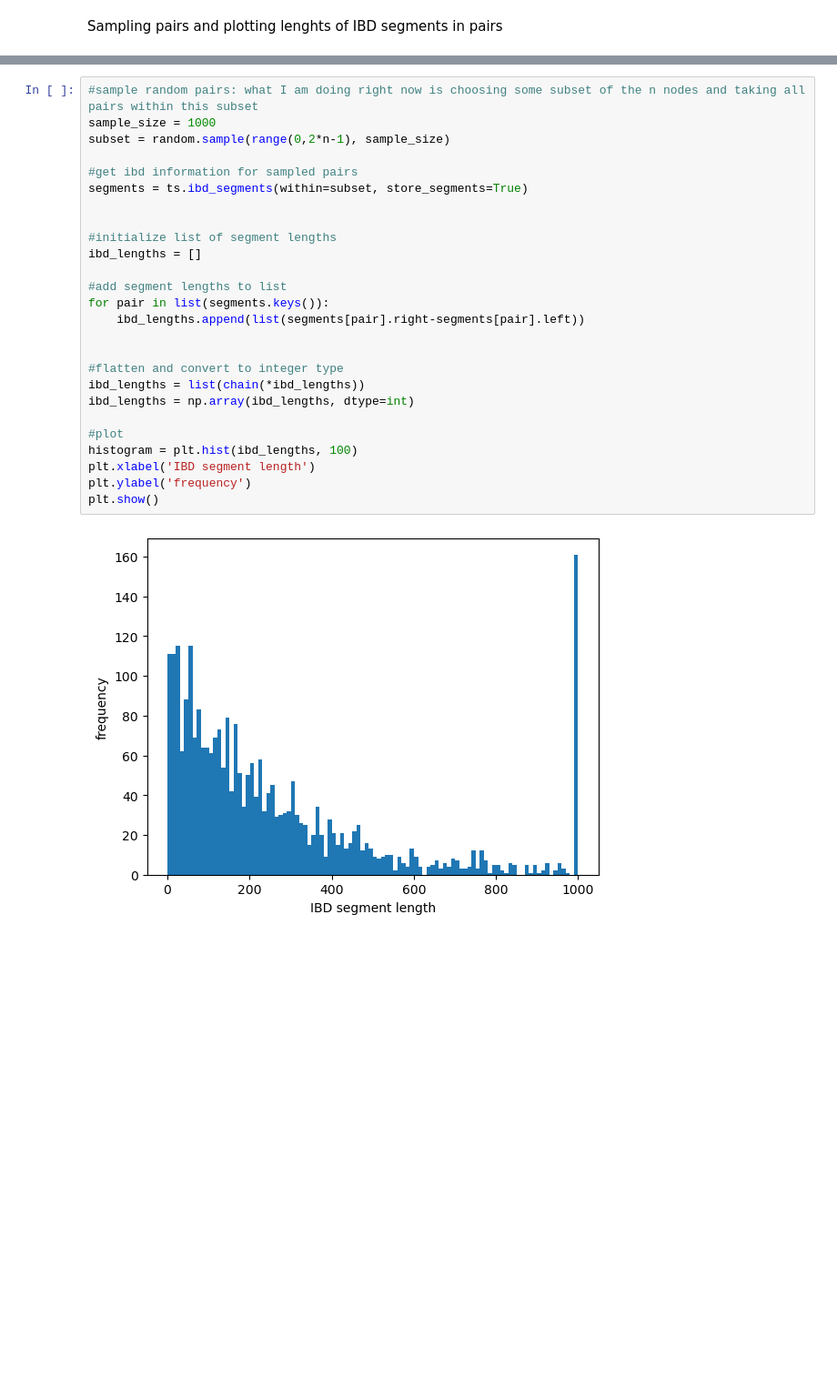
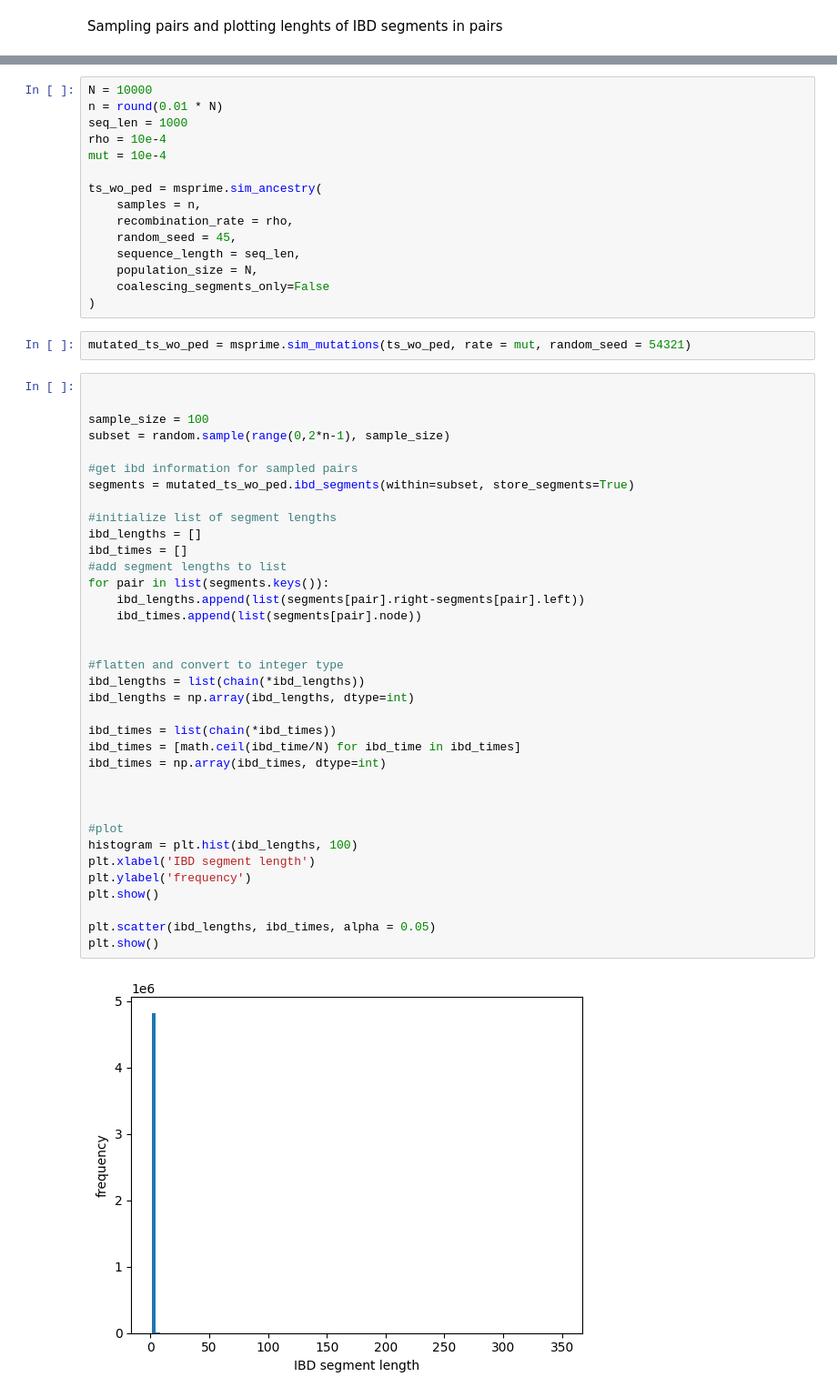
Before and after one commit to mpoe827/oeb252_2024, a Jupyter notebook: pedigrees_in_msprime.ipynb, the cells around one changed output, grey strips where cells are left out. Shown: that part at 91% size. Drawn from its saved outputs; the diff is of its cells as text; blank space fills up the shorter version.

```diff
--- a/pedigrees_in_msprime.ipynb
+++ b/pedigrees_in_msprime.ipynb
@@ -222,28 +659,55 @@ Sampling pairs and plotting lenghts of IBD segments in pairs
+# %%
+N = 10000
+n = round(0.01 * N)
+seq_len = 1000
+rho = 10e-4
+mut = 10e-4
+
+ts_wo_ped = msprime.sim_ancestry(
+    samples = n,
+    recombination_rate = rho,
+    random_seed = 45,
+    sequence_length = seq_len,
+    population_size = N,
+    coalescing_segments_only=False
+)
+# %%
+mutated_ts_wo_ped = msprime.sim_mutations(ts_wo_ped, rate = mut, random_seed = 54321)
 # %%
-#sample random pairs: what I am doing right now is choosing some subset of the n nodes and taking all pairs within this subset
-sample_size = 1000
+
+
+sample_size = 100
 subset = random.sample(range(0,2*n-1), sample_size)
 
 #get ibd information for sampled pairs
-segments = ts.ibd_segments(within=subset, store_segments=True)
-
+segments = mutated_ts_wo_ped.ibd_segments(within=subset, store_segments=True)
 
 #initialize list of segment lengths
 ibd_lengths = []
-
+ibd_times = []
 #add segment lengths to list
 for pair in list(segments.keys()):
     ibd_lengths.append(list(segments[pair].right-segments[pair].left))
+    ibd_times.append(list(segments[pair].node))
 
 
 #flatten and convert to integer type
 ibd_lengths = list(chain(*ibd_lengths))
 ibd_lengths = np.array(ibd_lengths, dtype=int)
 
+ibd_times = list(chain(*ibd_times))
+ibd_times = [math.ceil(ibd_time/N) for ibd_time in ibd_times]
+ibd_times = np.array(ibd_times, dtype=int)
+
+
+
 #plot
 histogram = plt.hist(ibd_lengths, 100)
 plt.xlabel('IBD segment length')
 plt.ylabel('frequency')
 plt.show()
+
+plt.scatter(ibd_lengths, ibd_times, alpha = 0.05)
+plt.show()
 # %% [output]
-[figure, old version]
+[figure, new version]
```
Also changed, not shown: parts of 58 cells of this notebook, 47 other files.
